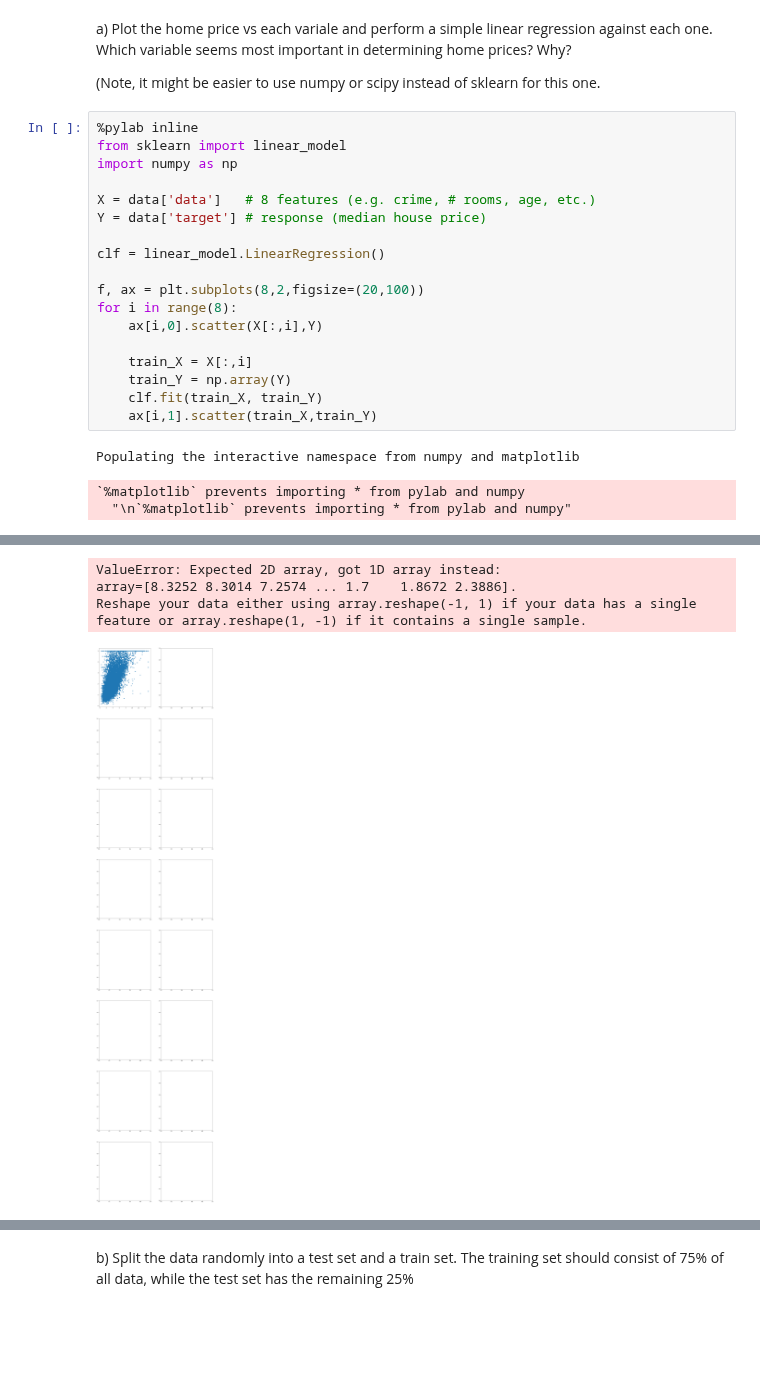
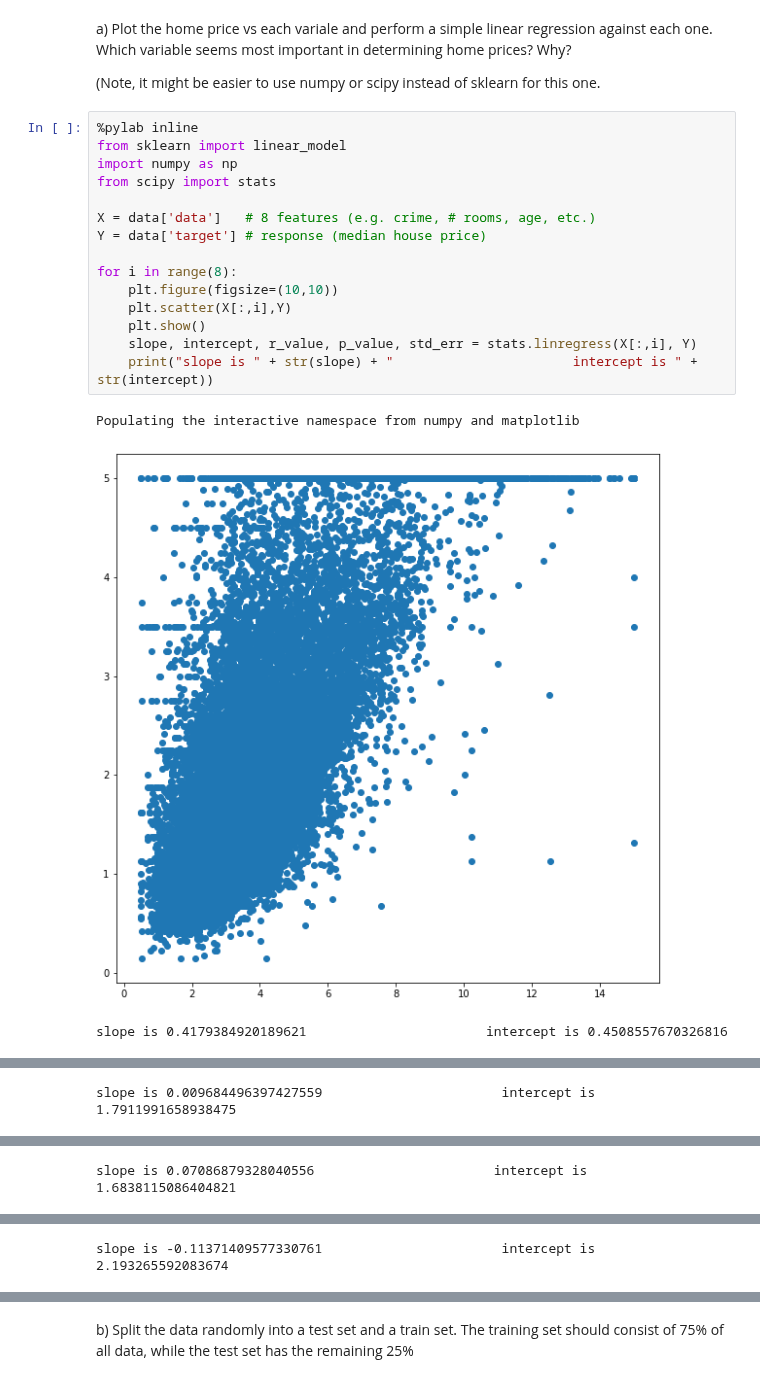
Before and after one commit to ShengJunHui/Homeworks, a Jupyter notebook: PS4/PS4.ipynb, the cells around one changed output, grey strips where cells are left out. Saved outputs shown, nothing was run; the diff lists cells and outputs as text; blank space fills up the shorter version.

```diff
--- a/PS4/PS4.ipynb
+++ b/PS4/PS4.ipynb
@@ -243,22 +289,19 @@ a) Plot the home price vs each variale and perform a simple linear regression ag
 # %%
 %pylab inline
 from sklearn import linear_model
 import numpy as np
+from scipy import stats
 
 X = data['data']   # 8 features (e.g. crime, # rooms, age, etc.)
 Y = data['target'] # response (median house price)
 
-clf = linear_model.LinearRegression()
-
-f, ax = plt.subplots(8,2,figsize=(20,100))
 for i in range(8):
-    ax[i,0].scatter(X[:,i],Y)
-
-    train_X = X[:,i]
-    train_Y = np.array(Y)
-    clf.fit(train_X, train_Y)
-    ax[i,1].scatter(train_X,train_Y)
+    plt.figure(figsize=(10,10))
+    plt.scatter(X[:,i],Y)
+    plt.show()
+    slope, intercept, r_value, p_value, std_err = stats.linregress(X[:,i], Y)
+    print("slope is " + str(slope) + "                       intercept is " + str(intercept))
 # %% [output]
 Populating the interactive namespace from numpy and matplotlib
+[figure, new version]
-`%matplotlib` prevents importing * from pylab and numpy
-  "\n`%matplotlib` prevents importing * from pylab and numpy"
+slope is 0.4179384920189621                       intercept is 0.4508557670326816
@@ -265,4 +309 @@ Populating the interactive namespace from numpy and matplotlib
-ValueError: Expected 2D array, got 1D array instead:
-array=[8.3252 8.3014 7.2574 ... 1.7    1.8672 2.3886].
-Reshape your data either using array.reshape(-1, 1) if your data has a single feature or array.reshape(1, -1) if it contains a single sample.
+slope is 0.009684496397427559                       intercept is 1.7911991658938475
-[figure, old version]
@@ -268,0 +311 @@ Reshape your data either using array.reshape(-1, 1) if your data has a single fe
+slope is 0.07086879328040556                       intercept is 1.6838115086404821
@@ -268,0 +313 @@ Reshape your data either using array.reshape(-1, 1) if your data has a single fe
+slope is -0.11371409577330761                       intercept is 2.193265592083674
```
Also changed, not shown: parts of 12 cells of this notebook.
